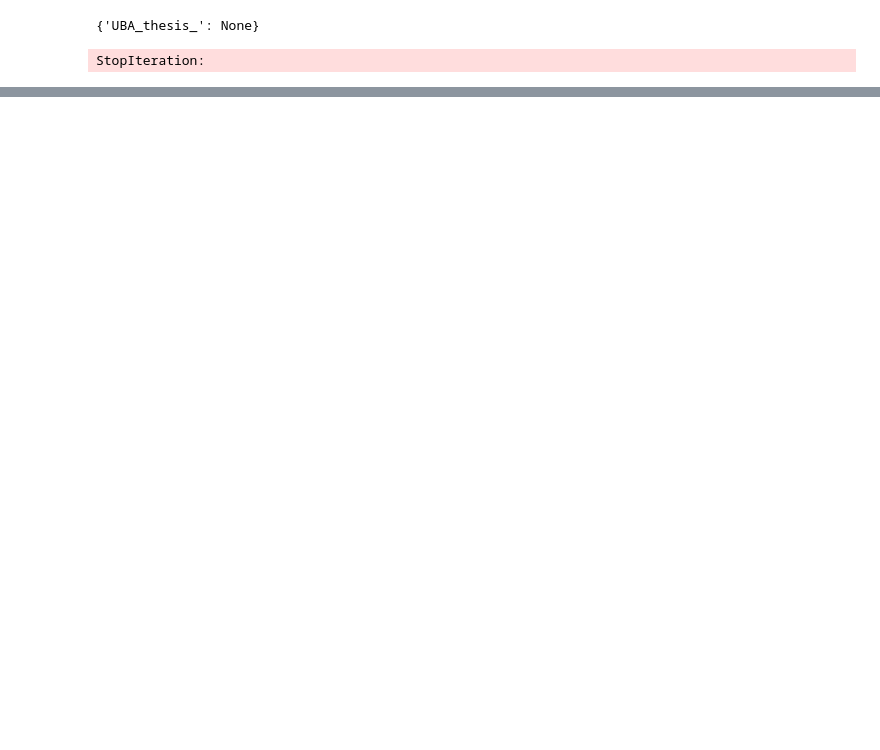
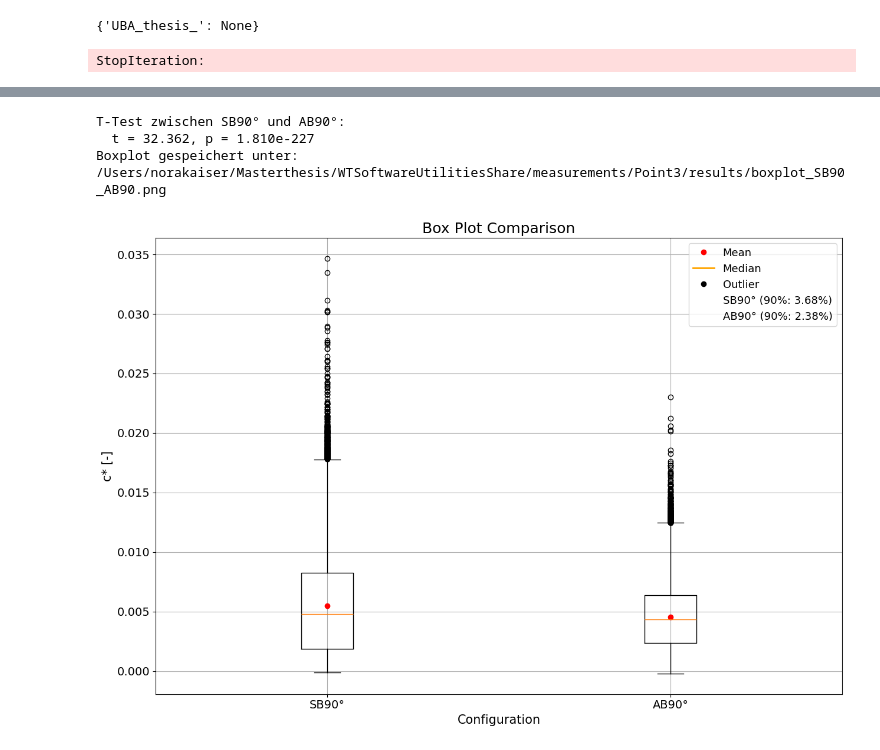
Before and after one commit to noradoralaexploradora/windtunnelsofware, a Jupyter notebook: DataAnalysis.ipynb, the cells around one changed output, grey strips where cells are left out. Drawn from its saved outputs; the diff is of its cells as text; code cells hidden in the pictures; blank space fills up the shorter version.

```diff
--- a/DataAnalysis.ipynb
+++ b/DataAnalysis.ipynb
@@ -18,6 +18,8 @@ import numpy as np
 import pandas as pd
 # %%
 #Path and file names
+# Point name
+point_name = "Point4"
 
 # Add the parent directory to the path for the windtunnel package import
 path_dir = "/Users/norakaiser/Masterthesis/WTSoftwareUtilitiesShare"
@@ -27,7 +29,7 @@ import windtunnel as wt
 #Path to your input data
 #path = f"{path_dir}/Users/norakaiser/Masterthesis/testdata/raw_val"
 #/test_meas
-path = f"{path_dir}/measurements/Point6"
+path = f"{path_dir}/measurements/{point_name}"
 # Name of your measurement files prefix
 namelist = ['UBA_thesis_']
 
@@ -49,7 +51,7 @@ os.makedirs(output_path, exist_ok=True)
 #Name of csv file which contains ambient conditions data. Multiple diff. ambient conditions for diff datasets can be read-in at ones
 #If no file given or configuration wrong, the program ressorts to try reading-in given values manually below.
 #csv_file='ambient_conditions.csv'
-csv_file= f"{path}/ambient_conditions_point6.csv"
+csv_file= f"{path}/ambient_conditions_{point_name}.csv"
 parameters_PerFolder = False  #True=for each folder/namelist entry new column, False: for each ts one column entry
 # %%
 #Variables and Parameters set for all ts, if no ambient_conditions.csv file overgiven
@@ -486,3 +586,10 @@ display(stats_fmt)
+# %%
+quantiles = {
+    "SB0": 3.52,
+    "AB0": 4.48,
+    "SB90": 3.68,
+    "AB90": 2.38
+}
 # %%
 # Ein Beispiel-Timeseries-Objekt herausgreifen
 ts_test = conc_ts[next(iter(conc_ts))][next(iter(conc_ts[next(iter(conc_ts))]))]
@@ -629,2 +767,16 @@ visualize_boxplot(
+# %%
+visualize_boxplot(
+    [ts1, ts2],
+    labels=[ts1.config_name, ts2.config_name],
+    xLabel="Configuration",
+    yLabel="c* [-]",
+    quantiles_dict=quantiles,
+    output_path=output_path
+)
+# %% [output]
+T-Test zwischen SB90° und AB90°:
+  t = 32.362, p = 1.810e-227
+Boxplot gespeichert unter: /Users/norakaiser/Masterthesis/WTSoftwareUtilitiesShare/measurements/Point3/results/boxplot_SB90_AB90.png
+[figure, added]
 # %%
 files_for_table = [
```
Also changed, not shown: parts of 15 cells of this notebook.
